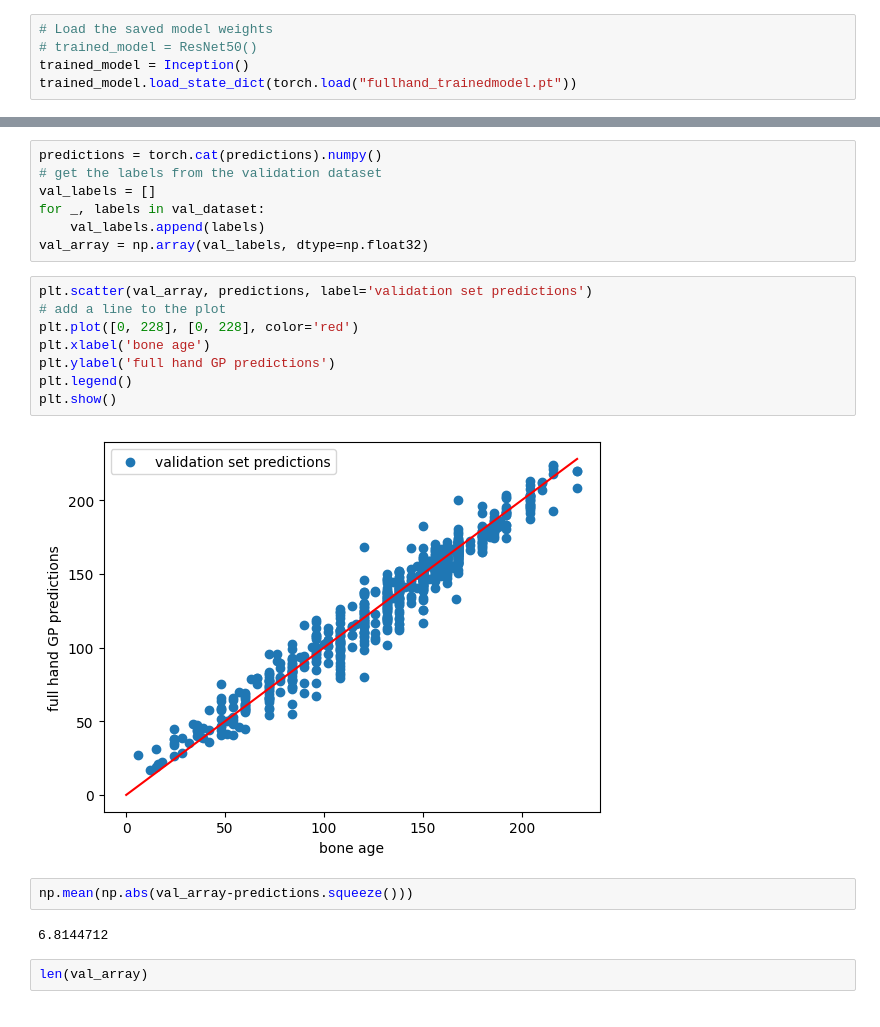
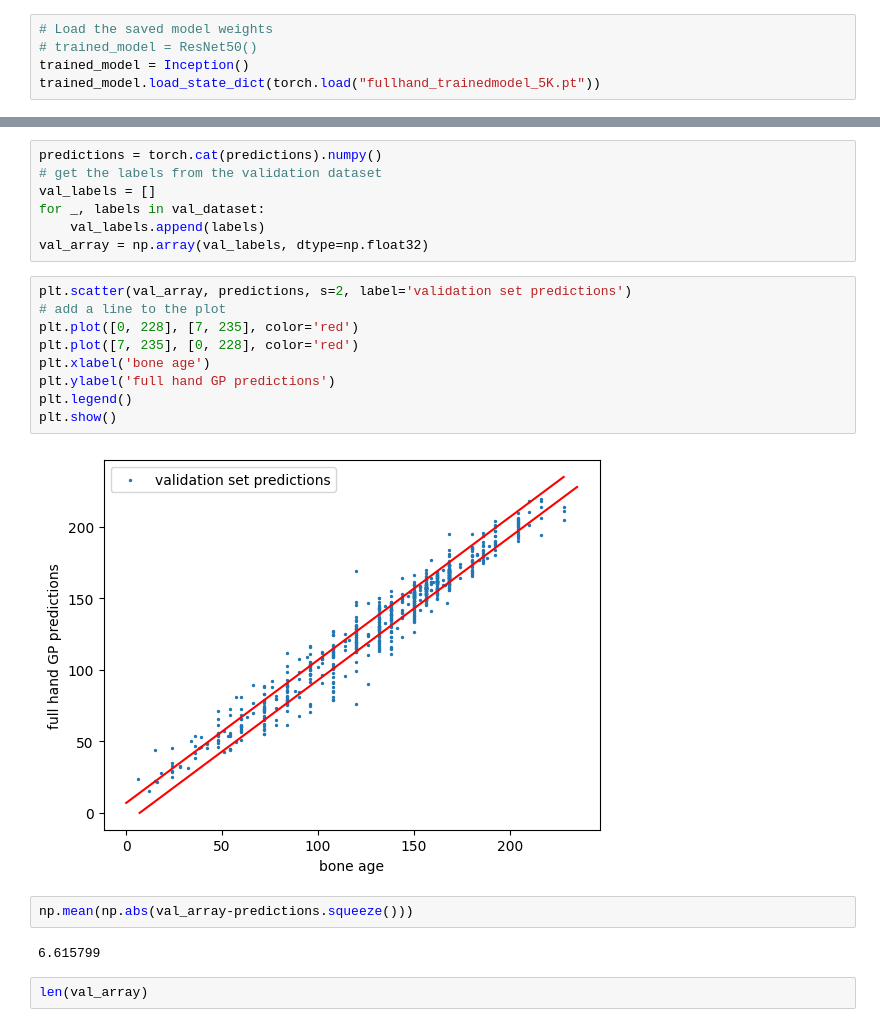
Before and after one commit to goelpranay/segmental_GP, a Jupyter notebook: fullhand_testmodel.ipynb, the cells around one changed output, grey strips where cells are left out. Saved outputs shown, nothing was run; the diff lists cells and outputs as text.

```diff
--- a/fullhand_testmodel.ipynb
+++ b/fullhand_testmodel.ipynb
@@ -72,7 +72,7 @@ for batch_idx, (data, label) in enumerate(val_loader):
 # Load the saved model weights
 # trained_model = ResNet50()
 trained_model = Inception()
-trained_model.load_state_dict(torch.load("fullhand_trainedmodel.pt"))
+trained_model.load_state_dict(torch.load("fullhand_trainedmodel_5K.pt"))
 # %% [output]
 <All keys matched successfully>
 # %%
@@ -96,19 +96,20 @@ for _, labels in val_dataset:
     val_labels.append(labels)
 val_array = np.array(val_labels, dtype=np.float32)
 # %%
-plt.scatter(val_array, predictions, label='validation set predictions')
+plt.scatter(val_array, predictions, s=2, label='validation set predictions')
 # add a line to the plot
-plt.plot([0, 228], [0, 228], color='red')
+plt.plot([0, 228], [7, 235], color='red')
+plt.plot([7, 235], [0, 228], color='red')
 plt.xlabel('bone age')
 plt.ylabel('full hand GP predictions')
 plt.legend()
 plt.show()
 # %% [output]
-[figure, old version]
+[figure, new version]
 # %%
 np.mean(np.abs(val_array-predictions.squeeze()))
 # %% [output]
-6.8144712
+6.615799
 # %%
 len(val_array)
 # %% [output]
```
Also changed, not shown: parts of 4 cells of this notebook, 3 other files.
